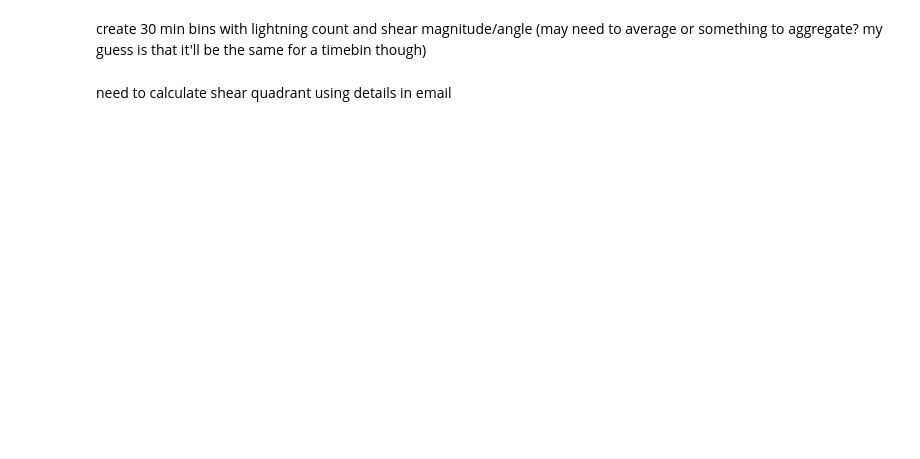
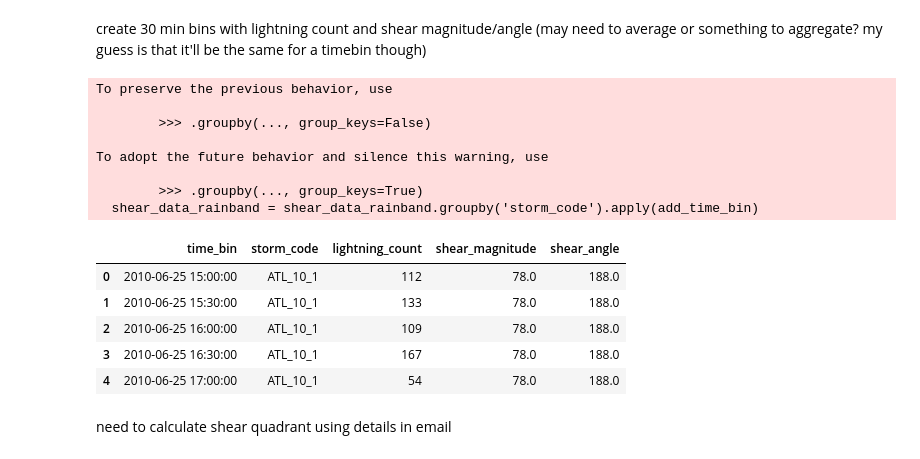
Before and after one commit to aprilggg/Lightning_Analysis_NWRA, a Jupyter notebook: data_pipeline/shear_data.ipynb, the cells around one changed output. Saved outputs shown, nothing was run; the diff lists cells and outputs as text; code cells hidden in the pictures; blank space fills up the shorter version.

```diff
--- a/data_pipeline/shear_data.ipynb
+++ b/data_pipeline/shear_data.ipynb
@@ -142,0 +157,5 @@ filter to rainband (200-400km)
+# %%
+shear_data['hypotenuse_disance_from_storm_center'] = np.sqrt(shear_data['distance_east'] ** 2 +shear_data['distance_north'] ** 2)
+shear_data["rainband_ind"] = shear_data["hypotenuse_disance_from_storm_center"].apply(
+    lambda x: 1 if (x >= 200 and x <= 400) else 0
+)
@@ -143,4 +166,77 @@ filter to rainband (200-400km)
+# %%
+shear_data_rainband = shear_data[shear_data['rainband_ind'] == 1]
 # %% [markdown]
 create 30 min bins with lightning count and shear magnitude/angle (may need to average or something to aggregate? my guess is that it'll be the same for a timebin though)
+# %%
+# Ensure sec column is valid
+shear_data_rainband['sec'] = shear_data_rainband['second'].apply(lambda x: 0 if x == 60 else x)
+
+# Create a datetime column
+shear_data_rainband['datetime'] = pd.to_datetime(
+    shear_data_rainband['year'].astype(str) + '-' +
+    shear_data_rainband['month'].astype(str).str.zfill(2) + '-' +
+    shear_data_rainband['day'].astype(str).str.zfill(2) + ' ' +
+    shear_data_rainband['hour'].astype(str).str.zfill(2) + ':' +
+    shear_data_rainband['min'].astype(str).str.zfill(2) + ':' +
+    shear_data_rainband['sec'].astype(str).str.zfill(2)
+)
+
+# Define a function to apply the 30-minute binning for each storm_code group
+def add_time_bin(group):
+    group['time_bin'] = group['datetime'].dt.floor('30T')
+    return group
+
+# Group by storm_code and apply the binning function
+shear_data_rainband = shear_data_rainband.groupby('storm_code').apply(add_time_bin)
+
+# Group by bins and get the count per 30-minute bin
+shear_data_rainband_grouped = shear_data_rainband.groupby(['storm_code', 'time_bin','shear_magnitude', 'shear_angle'])
+shear_data_rainband_timebin = shear_data_rainband_grouped.size().reset_index(name='lightning_count')
+
+# Add missing 30-minute bins for each storm_code
+def add_missing_bins(group):
+    min_time, max_time = group['time_bin'].min(), group['time_bin'].max()
+
+    # Create a full range of 30-minute bins for the time period of this storm
+    full_bins = pd.DataFrame({'time_bin': pd.date_range(min_time, max_time, freq='30T')})
+
+    # Merge the full_bins with the original group
+    merged = full_bins.merge(group[['storm_code', 'time_bin', 'lightning_count', 'shear_magnitude', 'shear_angle']], how='left', on='time_bin')
+
+    # Fill missing lightning_count with 0 where there is no data
+    merged['lightning_count'] = merged['lightning_count'].fillna(0).astype(int)
+
+    # Fill missing storm_code with the first valid entry in the group
+    merged['storm_code'] = merged['storm_code'].fillna(method='ffill')
+
+    return merged
+
+# Apply the function to each storm_code
+shear_data_rainband_timebin = shear_data_rainband_timebin.groupby('storm_code', group_keys=False).apply(add_missing_bins)
+
+# Sort the final result
+shear_data_rainband_timebin = shear_data_rainband_timebin.sort_values(by=['storm_code', 'time_bin'])
+
+# Print the resulting DataFrame with the new 'time_bin' and 'lightning_count' columns
+shear_data_rainband_timebin.head()
+
+# # Export both the ungrouped and grouped datasets
+# locations_WWLLN_filtered_innercore.to_csv("WWLLN_innercore_w_time.csv", index=False)
+# locations_WWLLN_filtered_innercore_timebin.to_csv("WWLLN_innercore_timebin_count.csv", index=False)
+# %% [output]
+To preserve the previous behavior, use
+
+        >>> .groupby(..., group_keys=False)
+
+To adopt the future behavior and silence this warning, use
+
+        >>> .groupby(..., group_keys=True)
+  shear_data_rainband = shear_data_rainband.groupby('storm_code').apply(add_time_bin)
+|  | time_bin | storm_code | lightning_count | shear_magnitude | shear_angle |
+| 0 | 2010-06-25 15:00:00 | ATL_10_1 | 112 | 78.0 | 188.0 |
+| 1 | 2010-06-25 15:30:00 | ATL_10_1 | 133 | 78.0 | 188.0 |
+| 2 | 2010-06-25 16:00:00 | ATL_10_1 | 109 | 78.0 | 188.0 |
+| 3 | 2010-06-25 16:30:00 | ATL_10_1 | 167 | 78.0 | 188.0 |
+| 4 | 2010-06-25 17:00:00 | ATL_10_1 | 54 | 78.0 | 188.0 |
 # %% [markdown]
 need to calculate shear quadrant using details in email
```
Also changed, not shown: parts of 7 cells of this notebook.
